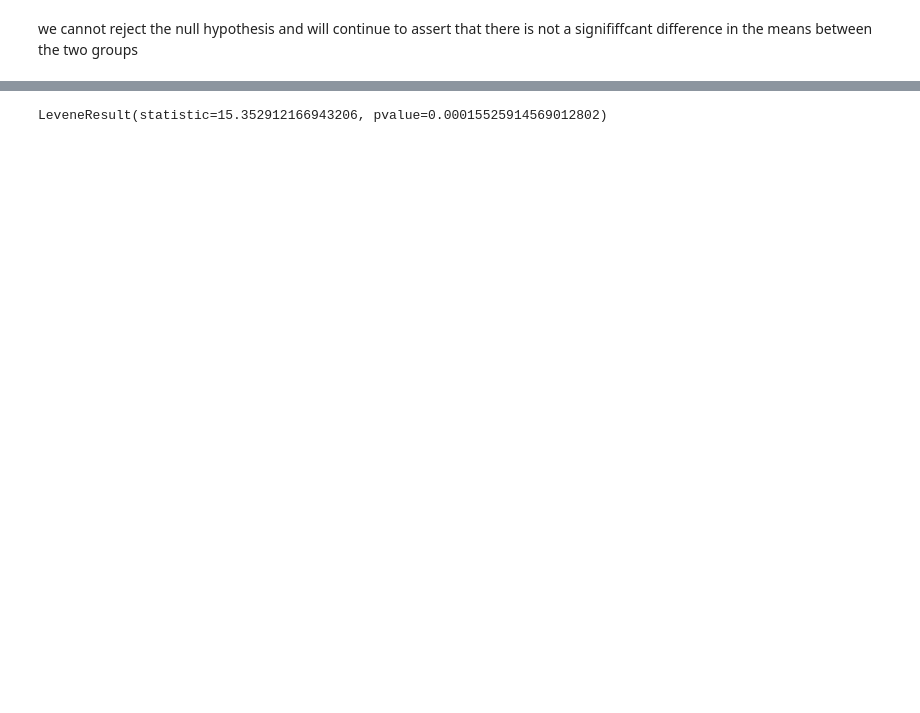
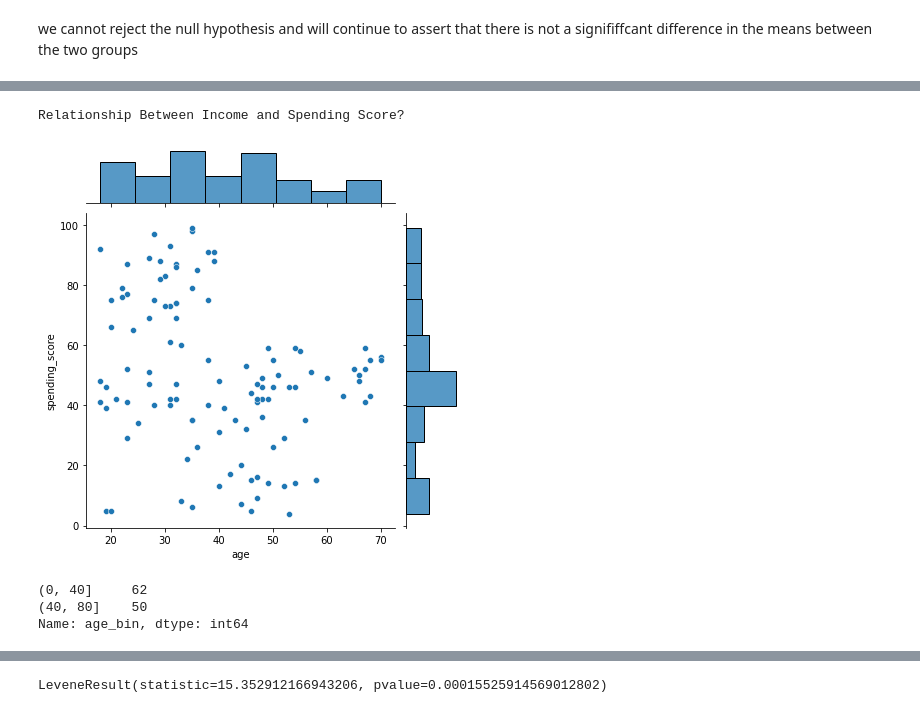
Before and after one commit to CodeupClassroom/innis-clustering-exercises, a Jupyter notebook: explore.ipynb, the cells around one changed output, grey strips where cells are left out. Cells and saved outputs as stored; diff of their text form; code cells hidden in the pictures; blank space fills up the shorter version.

```diff
--- a/explore.ipynb
+++ b/explore.ipynb
@@ -186,0 +298,9 @@ Relationship between Income and Spending Score(?)
+# %%
+print('Relationship Between Income and Spending Score?')
+sns.jointplot(x='age', y='spending_score', data=train)
+plt.xlabel('Income')
+plt.ylabel('Spending Score')
+plt.show()
+# %% [output]
+Relationship Between Income and Spending Score?
+[figure, added]
@@ -186,0 +310,6 @@ Relationship between Income and Spending Score(?)
+# %%
+train.age_bin.value_counts()
+# %% [output]
+(0, 40]     62
+(40, 80]    50
+Name: age_bin, dtype: int64
```
Also changed, not shown: parts of 49 cells of this notebook.
